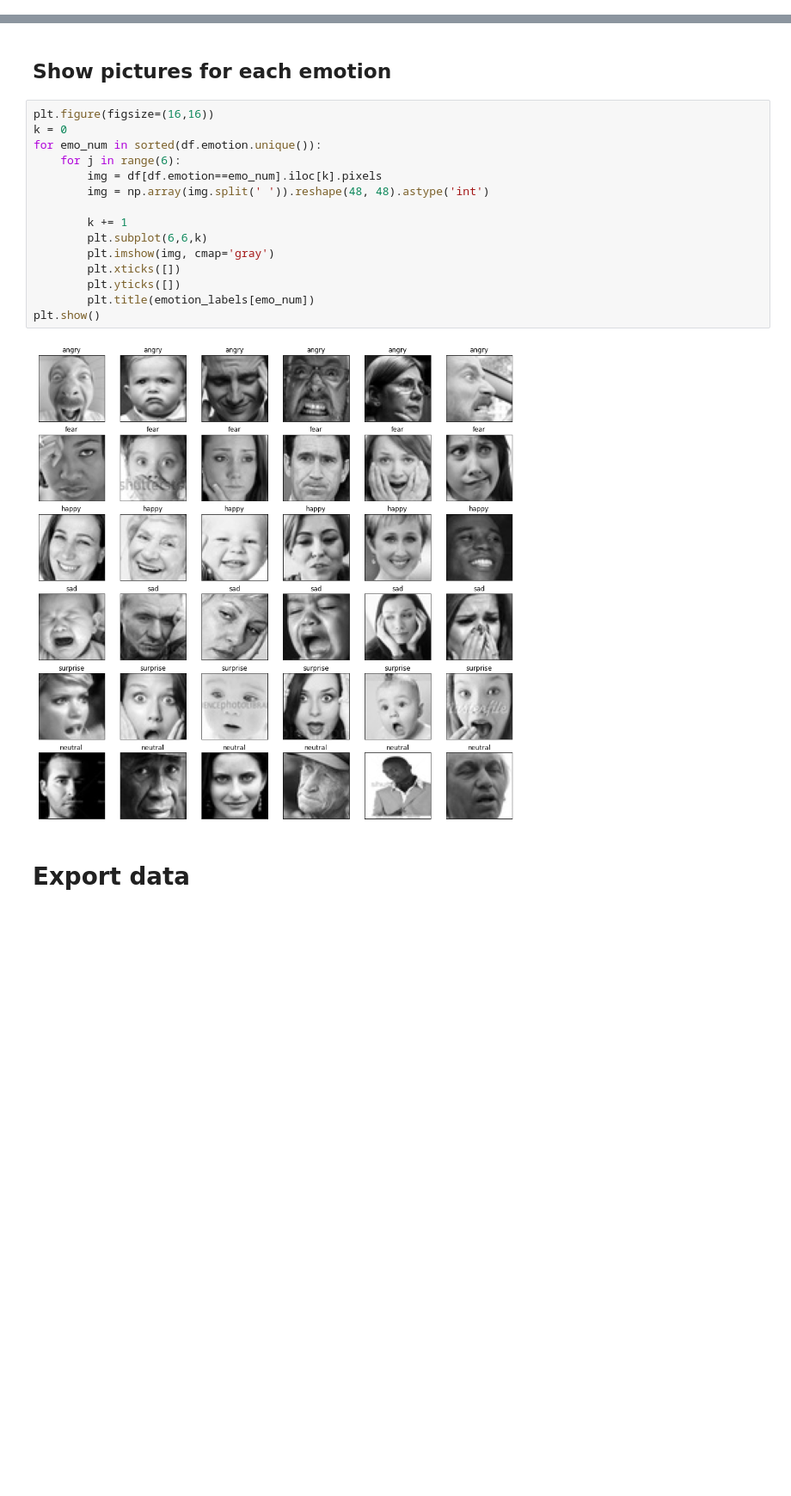
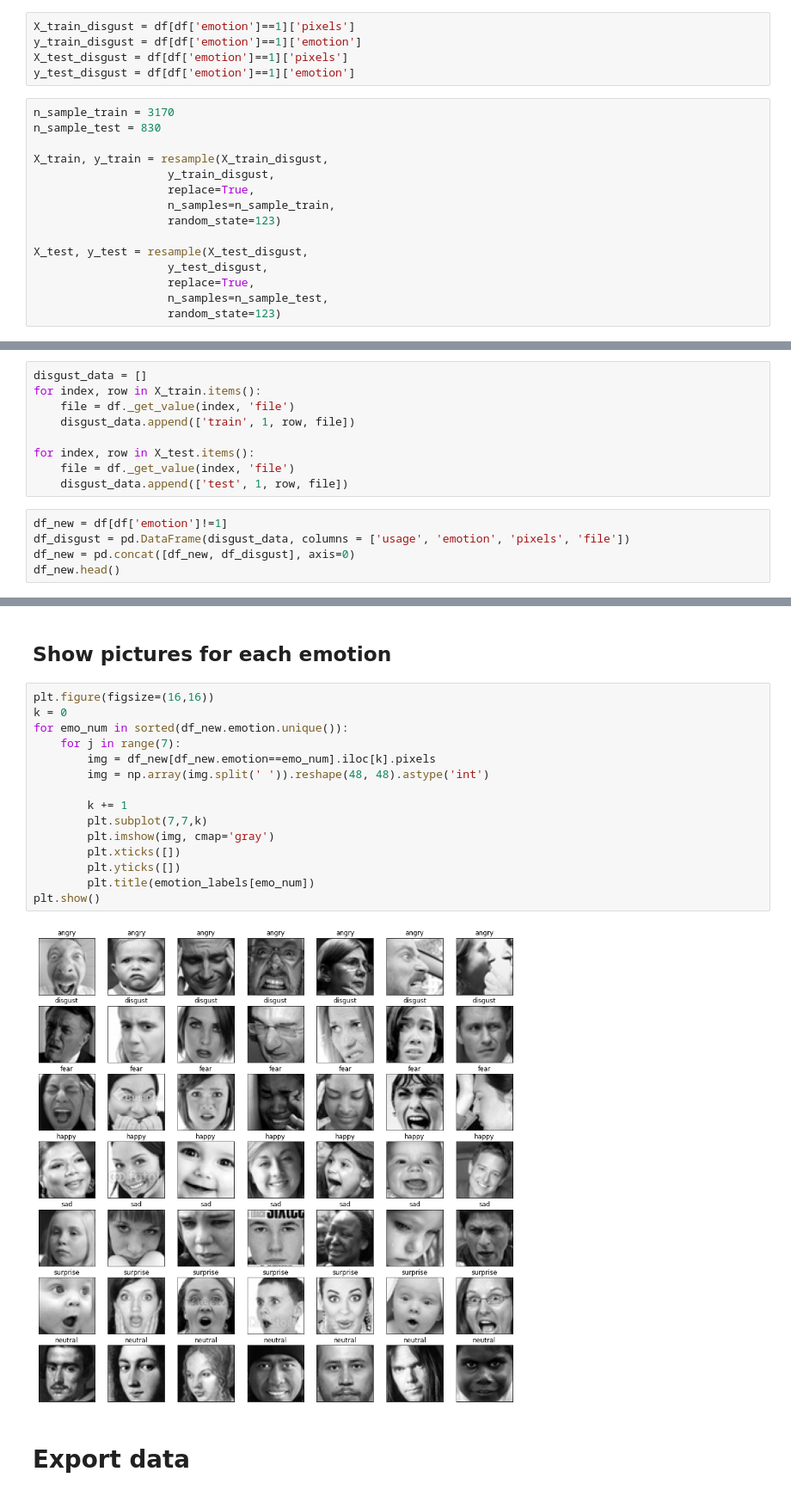
Before and after one commit to chikakoto/facial-expression-recognition, a Jupyter notebook: notebooks/1.0_data_laoding.ipynb, the cells around one changed output, grey strips where cells are left out. Shown at 86% size. Drawn from its saved outputs; the diff is of its cells as text; blank space fills up the shorter version.

Commit message:
Make disgust as balanced. Create webcam live face expression detection.

```diff
--- a/notebooks/1.0_data_laoding.ipynb
+++ b/notebooks/1.0_data_laoding.ipynb
@@ -171,0 +163,20 @@ plt.show()
+# %%
+X_train_disgust = df[df['emotion']==1]['pixels']
+y_train_disgust = df[df['emotion']==1]['emotion']
+X_test_disgust = df[df['emotion']==1]['pixels']
+y_test_disgust = df[df['emotion']==1]['emotion']
+# %%
+n_sample_train = 3170
+n_sample_test = 830
+
+X_train, y_train = resample(X_train_disgust,
+                    y_train_disgust,
+                    replace=True,
+                    n_samples=n_sample_train,
+                    random_state=123)
+
+X_test, y_test = resample(X_test_disgust,
+                    y_test_disgust,
+                    replace=True,
+                    n_samples=n_sample_test,
+                    random_state=123)
@@ -171,0 +189,14 @@ plt.show()
+# %%
+disgust_data = []
+for index, row in X_train.items():
+    file = df._get_value(index, 'file')
+    disgust_data.append(['train', 1, row, file])
+
+for index, row in X_test.items():
+    file = df._get_value(index, 'file')
+    disgust_data.append(['test', 1, row, file])
+# %%
+df_new = df[df['emotion']!=1]
+df_disgust = pd.DataFrame(disgust_data, columns = ['usage', 'emotion', 'pixels', 'file'])
+df_new = pd.concat([df_new, df_disgust], axis=0)
+df_new.head()
@@ -194,19 +253,19 @@ print(df_file[df_file['usage']=='test'].shape)
 # %%
 plt.figure(figsize=(16,16))
 k = 0
-for emo_num in sorted(df.emotion.unique()):
-    for j in range(6):
-        img = df[df.emotion==emo_num].iloc[k].pixels
+for emo_num in sorted(df_new.emotion.unique()):
+    for j in range(7):
+        img = df_new[df_new.emotion==emo_num].iloc[k].pixels
         img = np.array(img.split(' ')).reshape(48, 48).astype('int')
 
         k += 1
-        plt.subplot(6,6,k)
+        plt.subplot(7,7,k)
         plt.imshow(img, cmap='gray')
         plt.xticks([])
         plt.yticks([])
         plt.title(emotion_labels[emo_num])
 plt.show()
 # %% [output]
-[figure, old version]
+[figure, new version]
 # %% [markdown]
 # Export data
```
Also changed, not shown: parts of 33 cells of this notebook, 6 other files.
